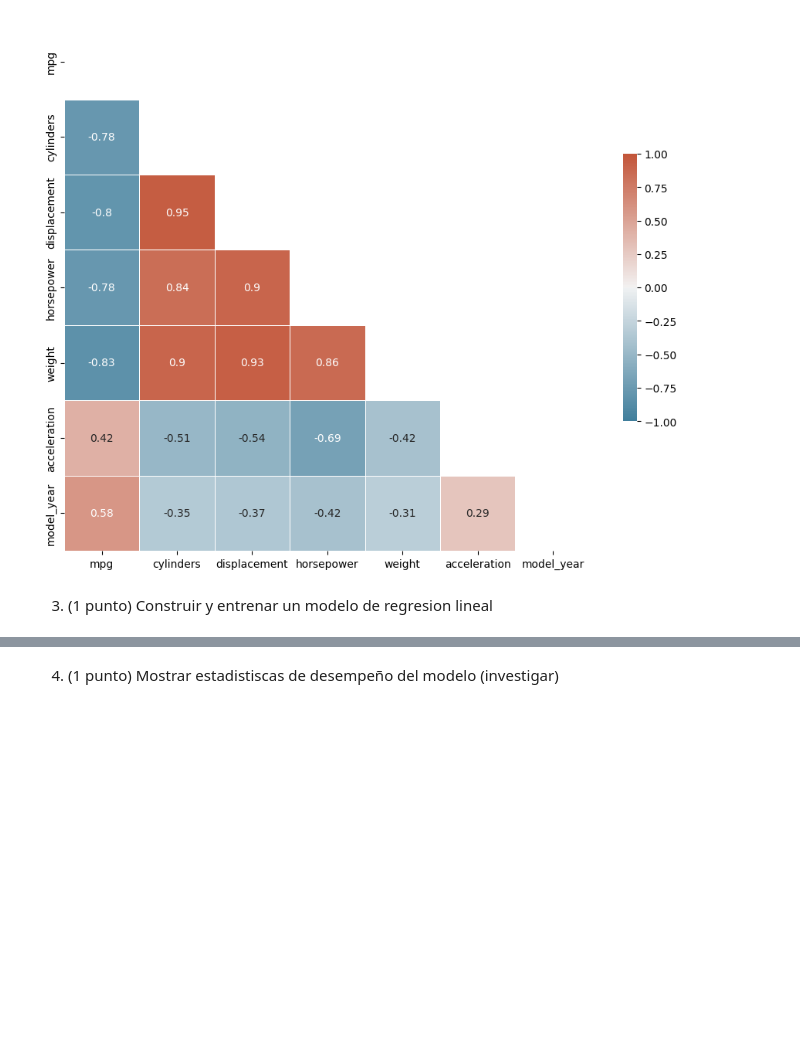
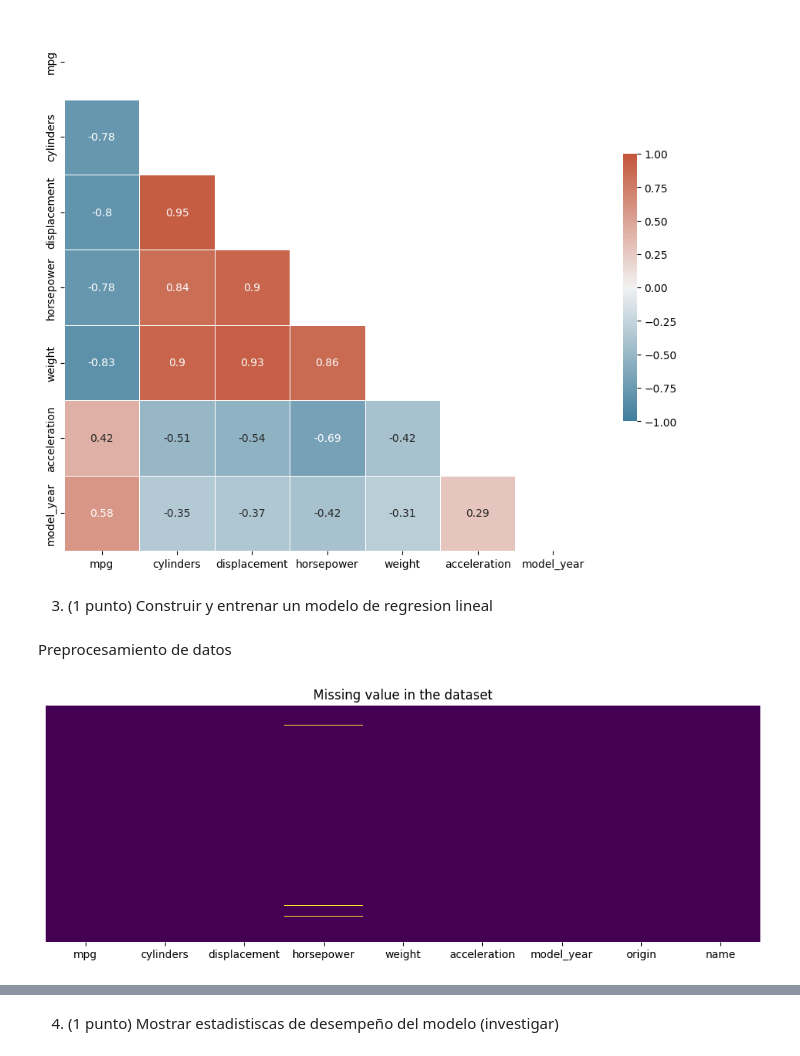
Before and after one commit to JoaqSM/ML_course-colab-files, a Jupyter notebook: S07-Linear-Models/Tarea_regresion_lineal.ipynb, the cells around one changed output, grey strips where cells are left out. Cells and saved outputs as stored; diff of their text form; code cells hidden in the pictures; blank space fills up the shorter version.

```diff
--- a/S07-Linear-Models/Tarea_regresion_lineal.ipynb
+++ b/S07-Linear-Models/Tarea_regresion_lineal.ipynb
@@ -58,3 +58,12 @@ sns.heatmap(corr, mask=mask, cmap=cmap, vmin=-1, vmax=1, center=0,
 [figure]
 # %% [markdown]
 3) (1 punto) Construir y entrenar un modelo de regresion lineal
+# %% [markdown]
+Preprocesamiento de datos
+# %%
+# Revisión de valores faltantes
+plt.figure(figsize=(12,4))
+sns.heatmap(auto_mpg.isnull(),cbar=False,cmap='viridis',yticklabels=False)
+plt.title('Missing value in the dataset');
+# %% [output]
+[figure, added]
```
Also changed, not shown: parts of 7 cells of this notebook.
